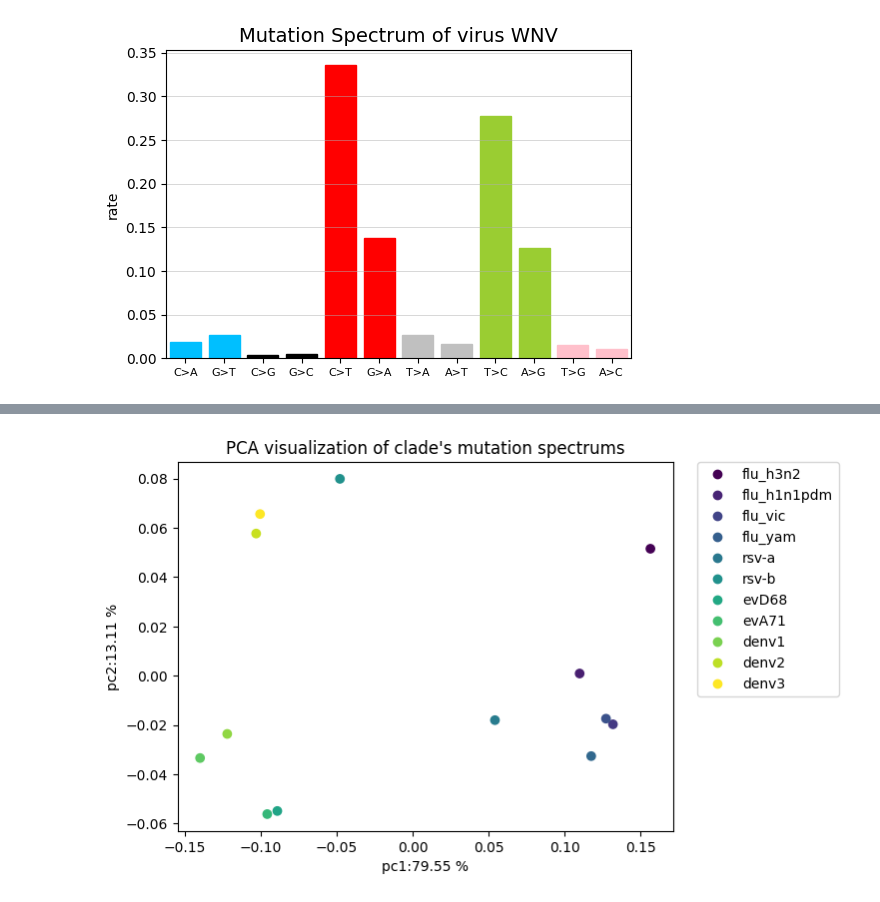
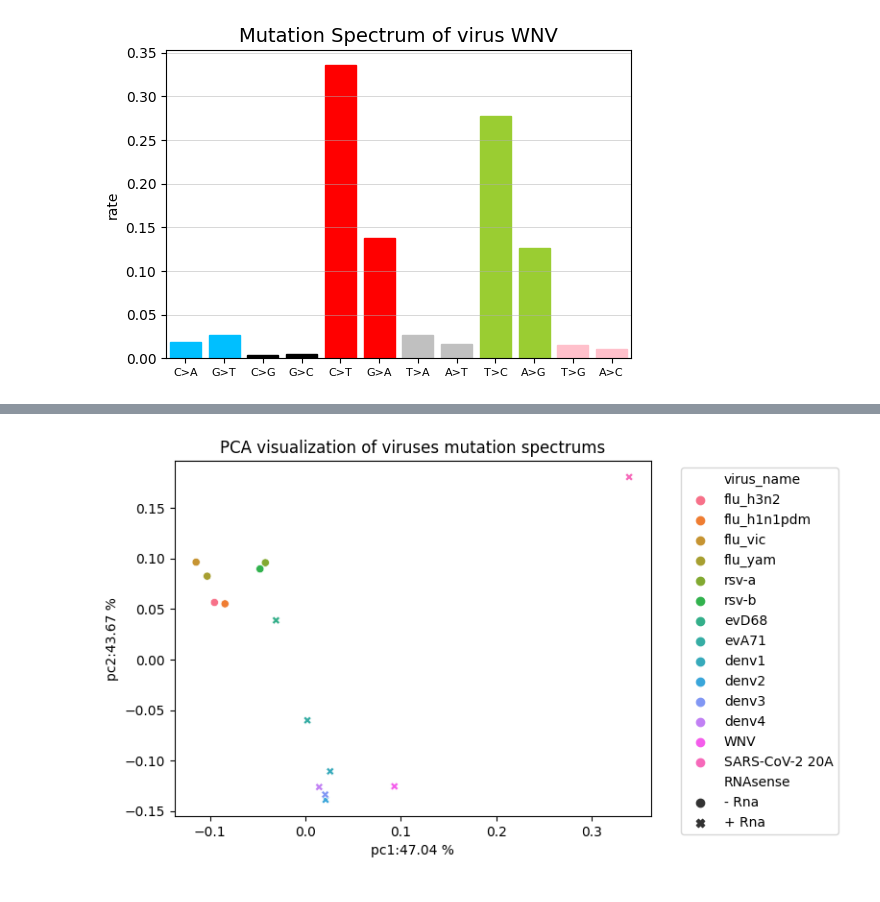
Before and after one commit to VoronkaAlexandr/Sars_Cov_2_MutSpec, a Jupyter notebook: Sars_Cov_2/cod/viruses_kelley_mutspec_pca.ipynb, the cells around one changed output, grey strips where cells are left out. Drawn from its saved outputs; the diff is of its cells as text; code cells hidden in the pictures.

```diff
--- a/Sars_Cov_2/cod/viruses_kelley_mutspec_pca.ipynb
+++ b/Sars_Cov_2/cod/viruses_kelley_mutspec_pca.ipynb
@@ -112,3 +95,21 @@ virus_mitspec_df
+# %%
+clade_df = pd.read_csv('../data/rates_by_clade.csv')
+clade_df = clade_df[['clade', 'mut_type', 'rate']]
+clade_df['mut_type'] = clade_df['mut_type'].str.replace('to','>')
+clade_df = clade_df[clade_df['clade']=='20A']
+pca_df = clade_df.pivot(index='clade', columns='mut_type', values='rate').rename_axis(index=None, columns=None)
+pca_df.index.name = 'virus_name'
+pca_df = pca_df.reset_index()
+pca_df['virus_name'] = 'SARS-CoV-2 20A'
+
+columns = list(pca_df.columns)
+columns.remove('virus_name')
+pca_df['total'] = pca_df[columns].sum(axis=1)
+for col in columns:
+    pca_df[col] = pca_df[col]/pca_df['total']
+pca_df = pca_df.drop('total',axis=1)
+# %%
+virus_mitspec_df = virus_mitspec_df.append(pca_df)
 # %%
 clade_names = virus_mitspec_df['virus_name']
 pca_data_only = virus_mitspec_df.drop('virus_name', axis=1)
@@ -155,3 +122,5 @@ categories = np.unique(virus_mitspec_df['virus_name'])
 colors = np.linspace(0, 1, len(categories))
 colordict = dict(zip(categories, colors))
 virus_mitspec_df["Color"] = virus_mitspec_df['virus_name'].apply(lambda x: colordict[x])
+# %%
+virus_mitspec_df = virus_mitspec_df.reset_index(drop=True)
@@ -158,10 +142,14 @@ virus_mitspec_df["Color"] = virus_mitspec_df['virus_name'].apply(lambda x: color
 # %%
-scatter = plt.scatter(pca_data1["pc1"], pca_data1["pc2"], c=virus_mitspec_df["Color"])
-plt.title("PCA visualization of clade's mutation spectrums")
+sns.scatterplot(data=pca_data1,
+                x="pc1",
+                y="pc2",
+               hue=virus_mitspec_df['virus_name'], style=virus_mitspec_df['RNAsense'])
+plt.title("PCA visualization of viruses mutation spectrums")
 plt.xlabel("pc1:" + "{:.2f}".format(pca.explained_variance_ratio_[0] * 100) + " %")
 plt.ylabel("pc2:" + "{:.2f}".format(pca.explained_variance_ratio_[1] * 100) + " %")
-plt.legend(bbox_to_anchor=(1.05, 1), loc=2, borderaxespad=0., handles=scatter.legend_elements()[0], labels=list(virus_mitspec_df['virus_name']))
+
+plt.legend(bbox_to_anchor=(1.05, 1))
 plt.show()
 plt.close()
 # %% [output]
-[figure, old version]
+[figure, new version]
```
Also changed, not shown: parts of 4 cells of this notebook, 1 other file.
